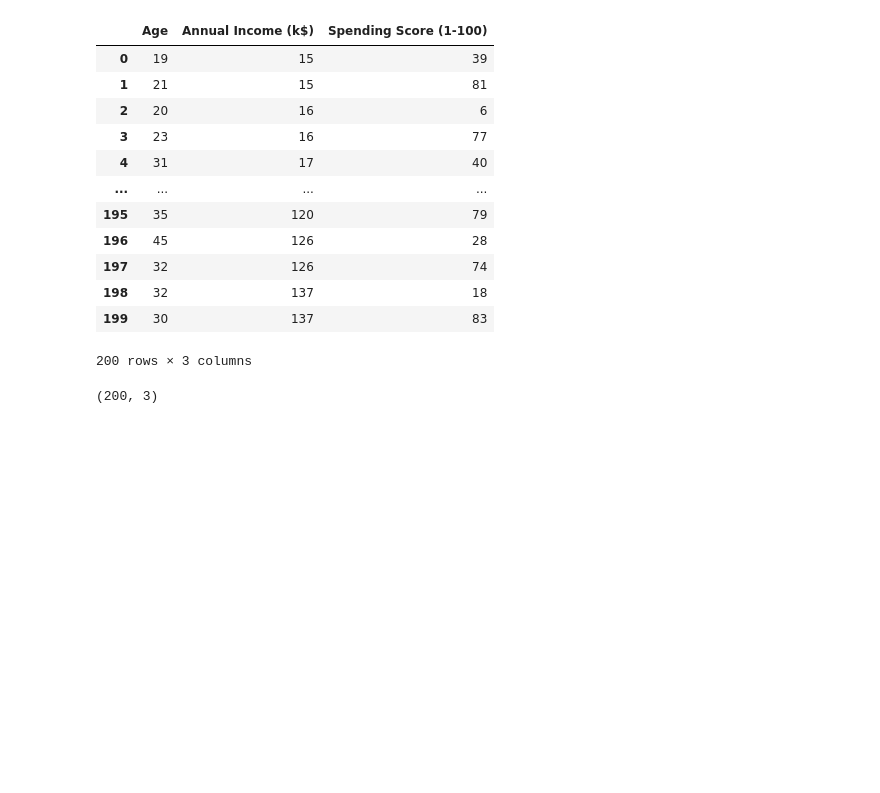
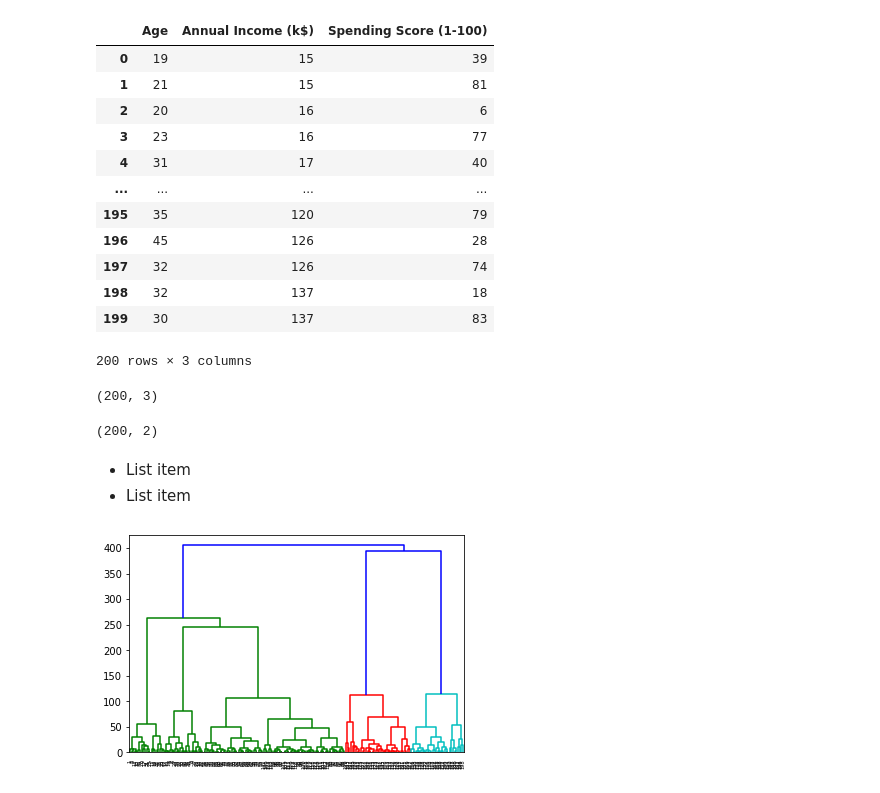
Before and after one commit to Meet200/Machine_Learning-, a Jupyter notebook: Hierarchical_clustering.ipynb, the cells around one changed output. Saved outputs shown, nothing was run; the diff lists cells and outputs as text; code cells hidden in the pictures; blank space fills up the shorter version.

```diff
--- a/Hierarchical_clustering.ipynb
+++ b/Hierarchical_clustering.ipynb
@@ -35,3 +35,14 @@ dataset
 dataset.shape
 # %% [output]
 (200, 3)
+# %%
+x = dataset.iloc[:,[1,2]].values
+# %%
+x.shape
+# %% [output]
+(200, 2)
+# %% [markdown]
+
+
+*   List item
+*   List item
@@ -37,0 +51,4 @@ dataset.shape
+# %%
+dendrogram = sch.dendrogram(sch.linkage(x,method='ward'))
+# %% [output]
+[figure, added]
```
Also changed, not shown: parts of 10 cells of this notebook.
